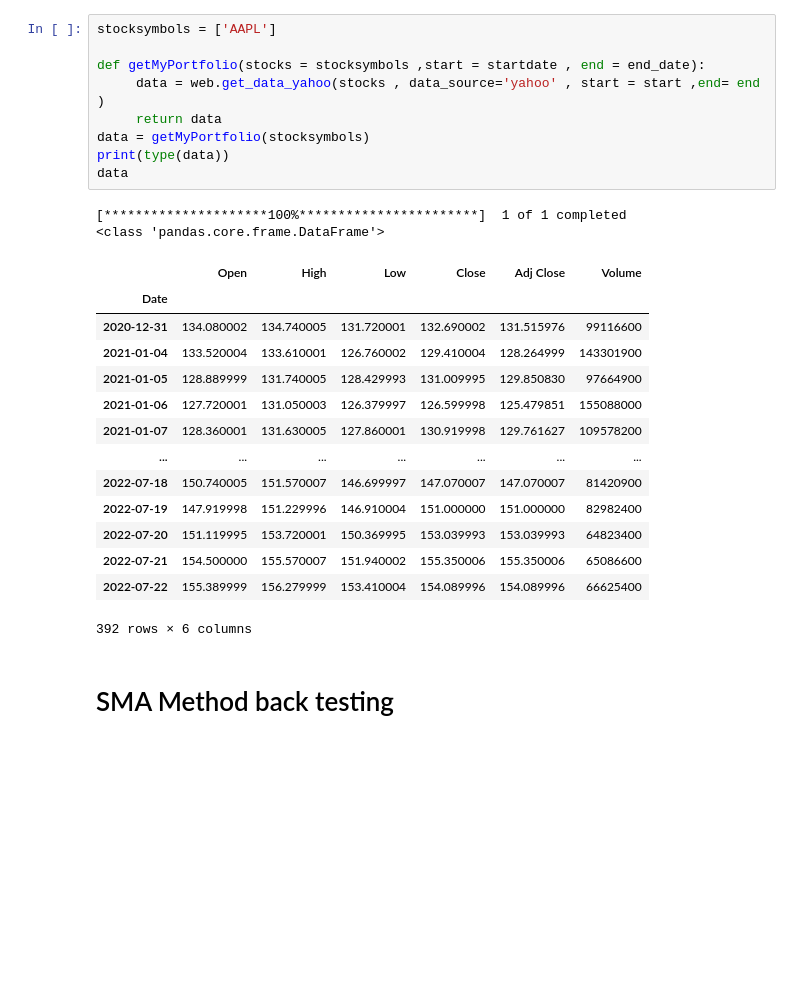
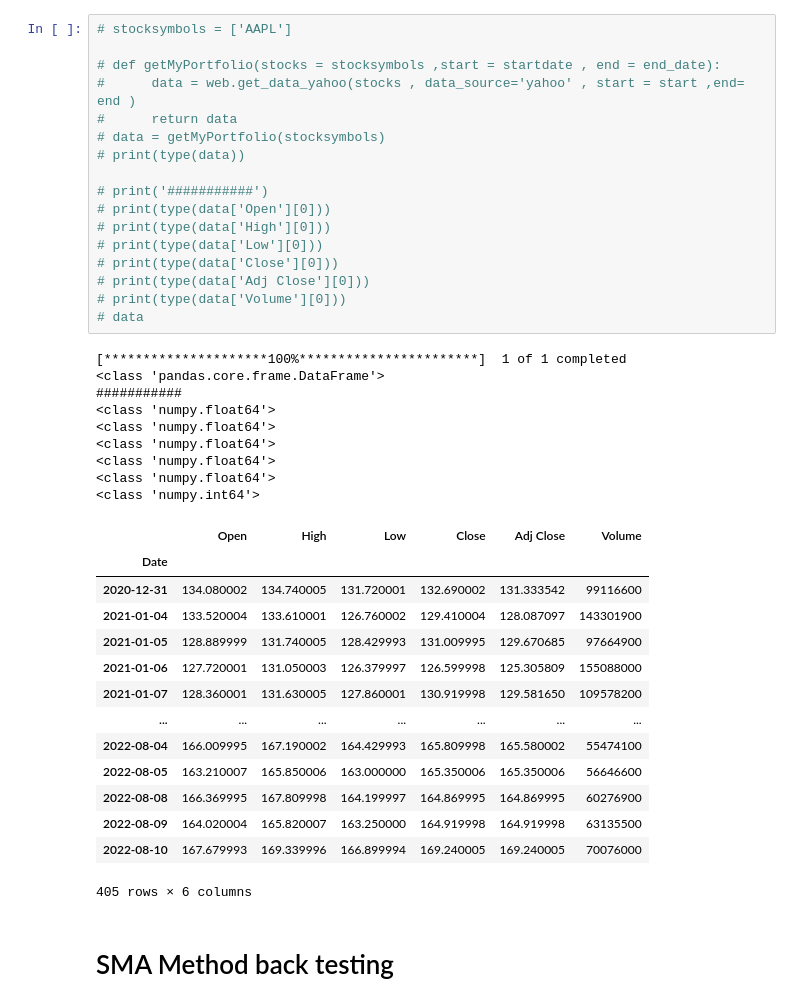
Before and after one commit to jccatilo/python_updated, a Jupyter notebook: stonks/buy_sell_signal/binance-buy-sell-signaller.ipynb, the cells around one changed output. Saved outputs shown, nothing was run; the diff lists cells and outputs as text; blank space fills up the shorter version.

```diff
--- a/stonks/buy_sell_signal/binance-buy-sell-signaller.ipynb
+++ b/stonks/buy_sell_signal/binance-buy-sell-signaller.ipynb
@@ -64,29 +107,44 @@ stocksymbols = ['ADAUSDT']
 # %%
-stocksymbols = ['AAPL']
+# stocksymbols = ['AAPL']
 
-def getMyPortfolio(stocks = stocksymbols ,start = startdate , end = end_date):
-     data = web.get_data_yahoo(stocks , data_source='yahoo' , start = start ,end= end )
-     return data
-data = getMyPortfolio(stocksymbols)
-print(type(data))
-data
+# def getMyPortfolio(stocks = stocksymbols ,start = startdate , end = end_date):
+#      data = web.get_data_yahoo(stocks , data_source='yahoo' , start = start ,end= end )
+#      return data
+# data = getMyPortfolio(stocksymbols)
+# print(type(data))
+
+# print('###########')
+# print(type(data['Open'][0]))
+# print(type(data['High'][0]))
+# print(type(data['Low'][0]))
+# print(type(data['Close'][0]))
+# print(type(data['Adj Close'][0]))
+# print(type(data['Volume'][0]))
+# data
 # %% [output]
 [*********************100%***********************]  1 of 1 completed
 <class 'pandas.core.frame.DataFrame'>
+###########
+<class 'numpy.float64'>
+<class 'numpy.float64'>
+<class 'numpy.float64'>
+<class 'numpy.float64'>
+<class 'numpy.float64'>
+<class 'numpy.int64'>
 |  | Open | High | Low | Close | Adj Close | Volume |
 | Date |  |  |  |  |  |  |
-| 2020-12-31 | 134.080002 | 134.740005 | 131.720001 | 132.690002 | 131.515976 | 99116600 |
-| 2021-01-04 | 133.520004 | 133.610001 | 126.760002 | 129.410004 | 128.264999 | 143301900 |
-| 2021-01-05 | 128.889999 | 131.740005 | 128.429993 | 131.009995 | 129.850830 | 97664900 |
-| 2021-01-06 | 127.720001 | 131.050003 | 126.379997 | 126.599998 | 125.479851 | 155088000 |
-| 2021-01-07 | 128.360001 | 131.630005 | 127.860001 | 130.919998 | 129.761627 | 109578200 |
+| 2020-12-31 | 134.080002 | 134.740005 | 131.720001 | 132.690002 | 131.333542 | 99116600 |
+| 2021-01-04 | 133.520004 | 133.610001 | 126.760002 | 129.410004 | 128.087097 | 143301900 |
+| 2021-01-05 | 128.889999 | 131.740005 | 128.429993 | 131.009995 | 129.670685 | 97664900 |
+| 2021-01-06 | 127.720001 | 131.050003 | 126.379997 | 126.599998 | 125.305809 | 155088000 |
+| 2021-01-07 | 128.360001 | 131.630005 | 127.860001 | 130.919998 | 129.581650 | 109578200 |
 | ... | ... | ... | ... | ... | ... | ... |
-| 2022-07-18 | 150.740005 | 151.570007 | 146.699997 | 147.070007 | 147.070007 | 81420900 |
-| 2022-07-19 | 147.919998 | 151.229996 | 146.910004 | 151.000000 | 151.000000 | 82982400 |
-| 2022-07-20 | 151.119995 | 153.720001 | 150.369995 | 153.039993 | 153.039993 | 64823400 |
-| 2022-07-21 | 154.500000 | 155.570007 | 151.940002 | 155.350006 | 155.350006 | 65086600 |
-| 2022-07-22 | 155.389999 | 156.279999 | 153.410004 | 154.089996 | 154.089996 | 66625400 |
+| 2022-08-04 | 166.009995 | 167.190002 | 164.429993 | 165.809998 | 165.580002 | 55474100 |
+| 2022-08-05 | 163.210007 | 165.850006 | 163.000000 | 165.350006 | 165.350006 | 56646600 |
+| 2022-08-08 | 166.369995 | 167.809998 | 164.199997 | 164.869995 | 164.869995 | 60276900 |
+| 2022-08-09 | 164.020004 | 165.820007 | 163.250000 | 164.919998 | 164.919998 | 63135500 |
+| 2022-08-10 | 167.679993 | 169.339996 | 166.899994 | 169.240005 | 169.240005 | 70076000 |
-392 rows × 6 columns
+405 rows × 6 columns
 # %% [markdown]
 # SMA Method back testing
 # %%
```
Also changed, not shown: parts of 14 cells of this notebook.
